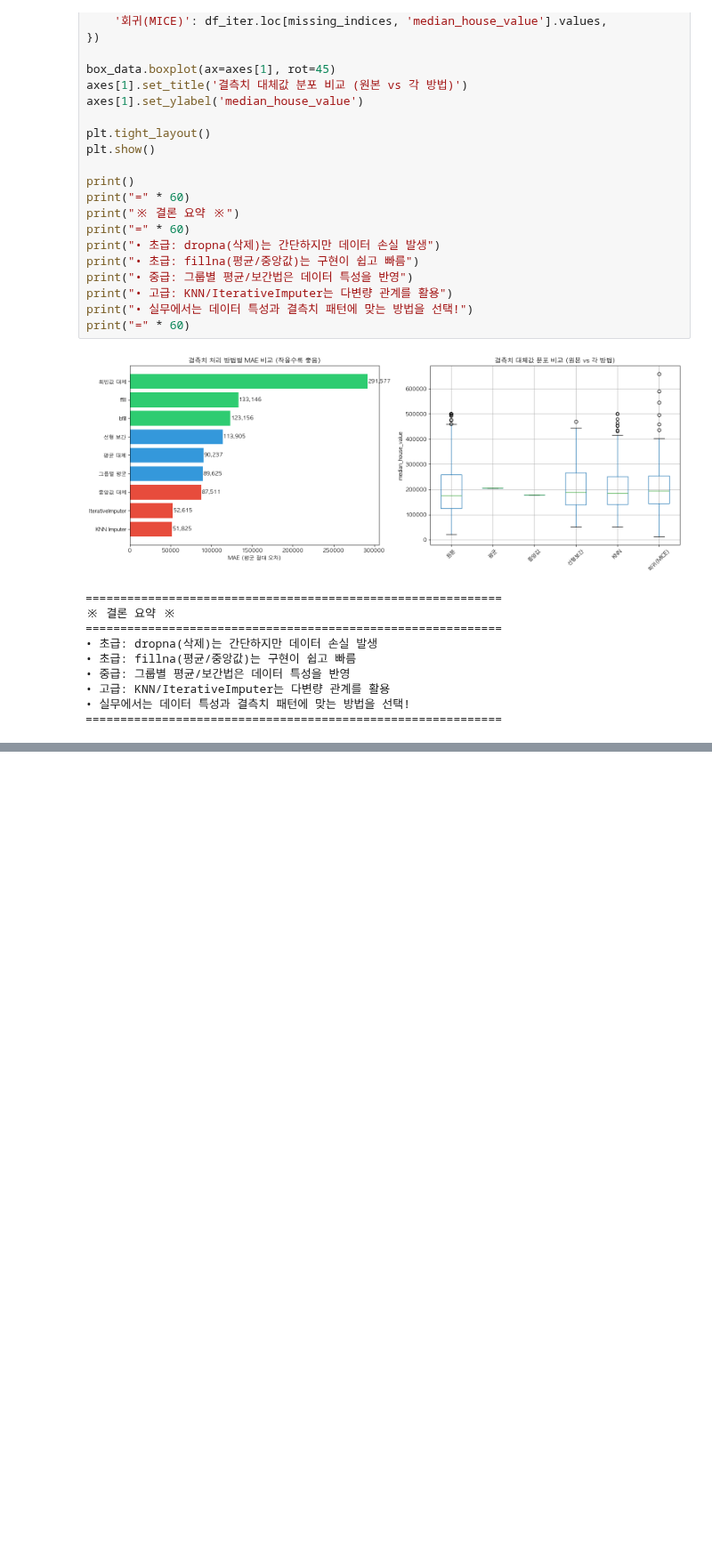
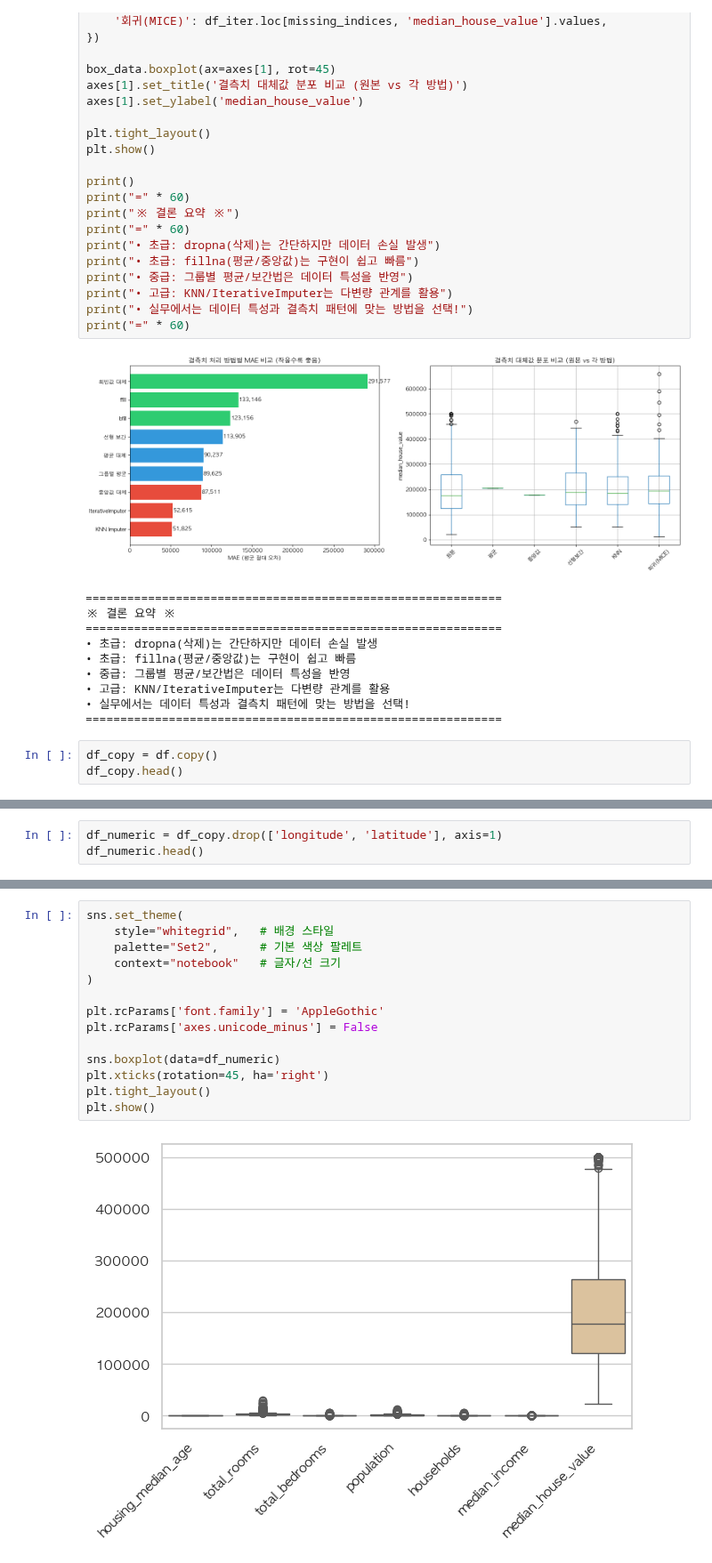
Before and after one commit to icesnake72/aice, a Jupyter notebook: california_housing_analysis.ipynb, the cells around one changed output, grey strips where cells are left out. Shown at 89% size. Saved outputs shown, nothing was run; the diff lists cells and outputs as text; blank space fills up the shorter version.

```diff
--- a/california_housing_analysis.ipynb
+++ b/california_housing_analysis.ipynb
@@ -1066,3 +1066,6 @@ print("=" * 60)
 • 고급: KNN/IterativeImputer는 다변량 관계를 활용
 • 실무에서는 데이터 특성과 결측치 패턴에 맞는 방법을 선택!
 ============================================================
+# %%
+df_copy = df.copy()
+df_copy.head()
@@ -1068,0 +1079,3 @@ print("=" * 60)
+# %%
+df_numeric = df_copy.drop(['longitude', 'latitude'], axis=1)
+df_numeric.head()
@@ -1068,0 +1101,16 @@ print("=" * 60)
+# %%
+sns.set_theme(
+    style="whitegrid",   # 배경 스타일
+    palette="Set2",      # 기본 색상 팔레트
+    context="notebook"   # 글자/선 크기
+)
+
+plt.rcParams['font.family'] = 'AppleGothic'
+plt.rcParams['axes.unicode_minus'] = False
+
+sns.boxplot(data=df_numeric)
+plt.xticks(rotation=45, ha='right')
+plt.tight_layout()
+plt.show()
+# %% [output]
+[figure, added]
```
Also changed, not shown: parts of 26 cells of this notebook, 3 other files.
